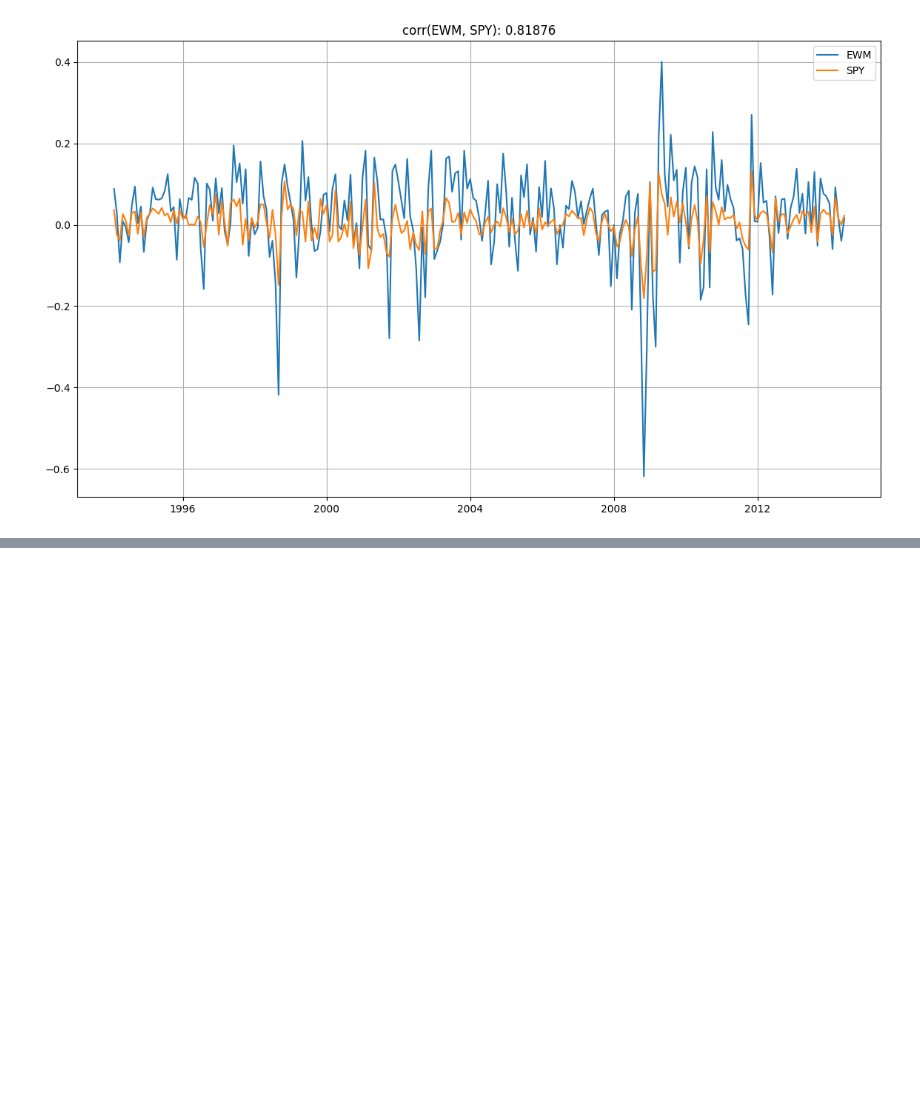
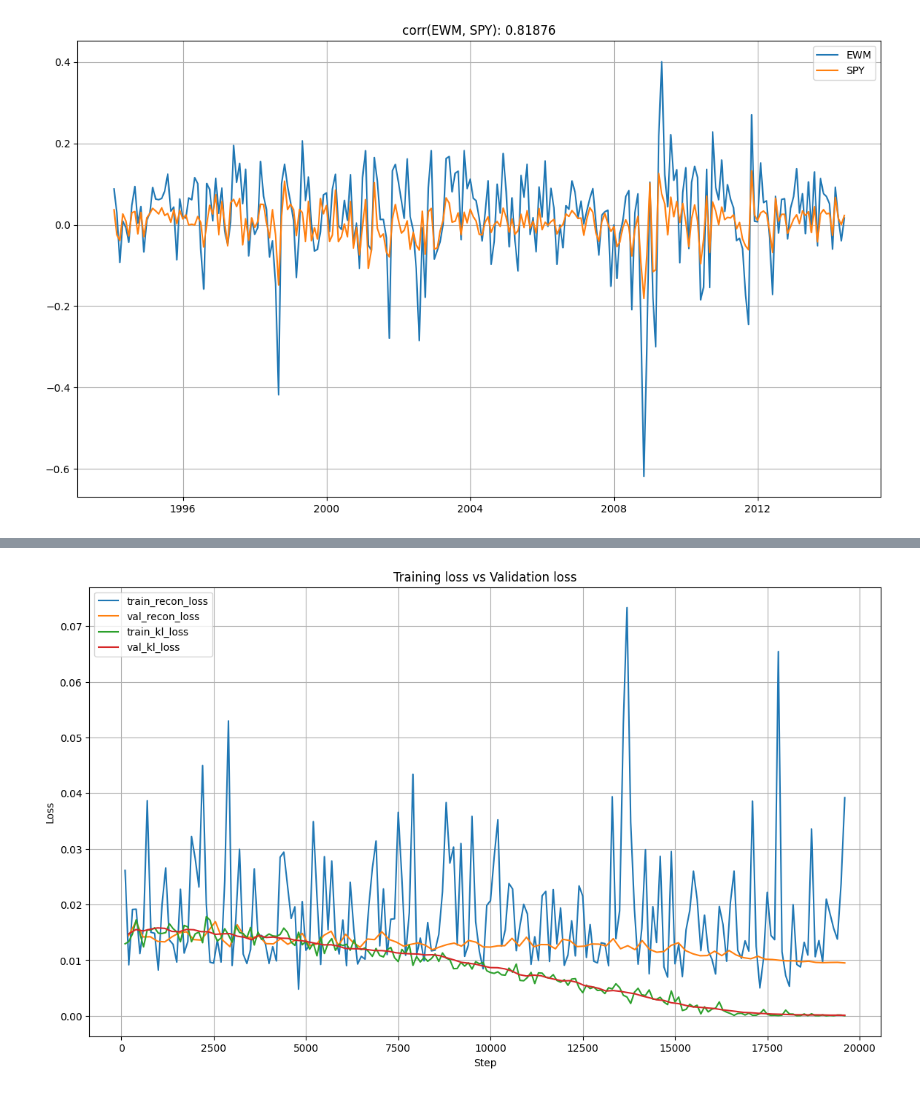
Before and after one commit to MarkoMiljkovic45/masters-thesis, a Jupyter notebook: 02-SimpleVAE_v2.ipynb, the cells around one changed output, grey strips where cells are left out. Saved outputs shown, nothing was run; the diff lists cells and outputs as text; code cells hidden in the pictures; blank space fills up the shorter version.

```diff
--- a/02-SimpleVAE_v2.ipynb
+++ b/02-SimpleVAE_v2.ipynb
@@ -412,0 +450,4 @@ stock_284: beta*=0.8080 MSE = 1.745191
+# %%
+plot_losses(losses, loss_names=['train_recon_loss', 'val_recon_loss', 'train_kl_loss', 'val_kl_loss'])
+# %% [output]
+[figure, added]
```
Also changed, not shown: parts of 16 cells of this notebook.
